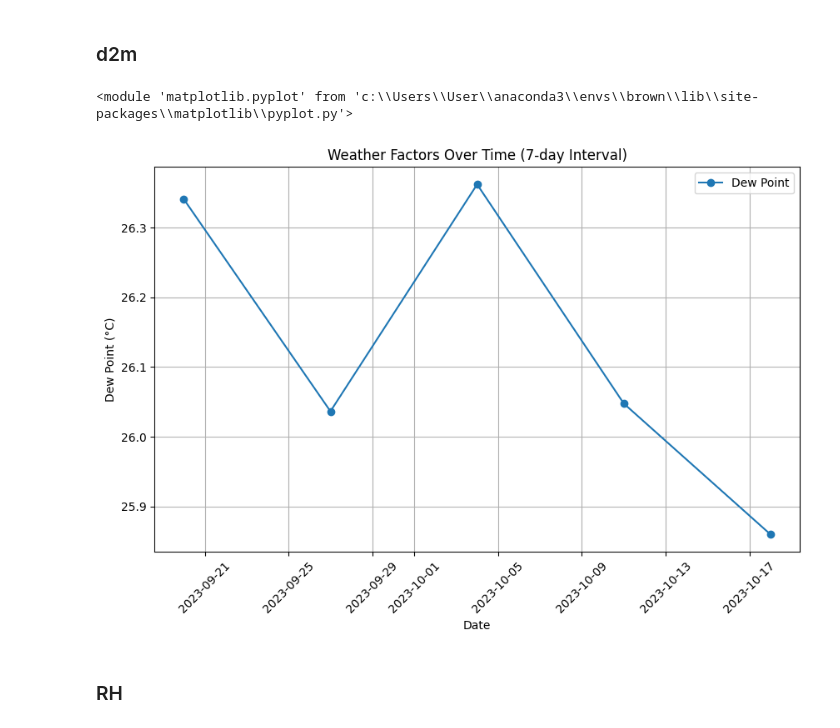
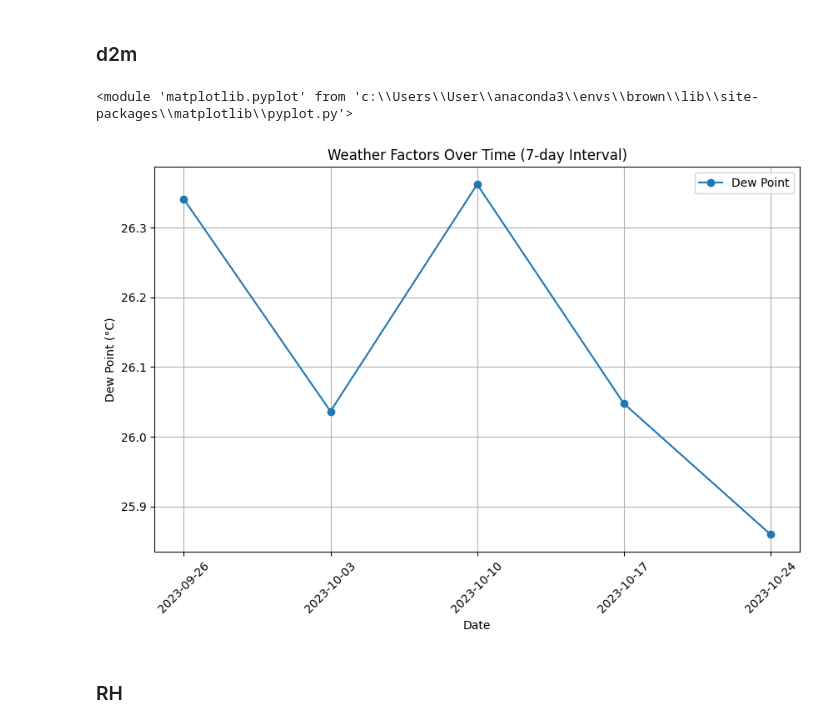
Before and after one commit to BewSorawit/yang, a Jupyter notebook: 1.ipynb, the cells around one changed output. Drawn from its saved outputs; the diff is of its cells as text; code cells hidden in the pictures.

Commit message:
Update 1.ipynb
แก้ไขเเกนวันที่ให้ตรงกับจุด plot

```diff
--- a/1.ipynb
+++ b/1.ipynb
@@ -20,25 +20,33 @@ df.set_index('date', inplace=True)
 # %%
 # สร้าง DataFrame ใหม่โดยรวมข้อมูลทุก 7 วัน
 df_resampled = df.resample('7D').mean()
+
+# เลื่อน index ไป 7 วัน
+df_resampled.index = df_resampled.index + pd.DateOffset(days=6)
+
 # พล็อตกราฟ
 plt.figure(figsize=(10, 6))
 
 # # พล็อตกราฟจุดน้ำค้าง
 plt.plot(df_resampled.index, df_resampled['d2m'], label='Dew Point', marker='o')
+
+# ปรับตำแหน่ง x ของ marker ให้ตรงกับข้อมูลที่ถูกรวมรวมแล้ว
+plt.xticks(df_resampled.index)
+
 
 # ปรับแต่งกราฟ
 plt.title('Weather Factors Over Time (7-day Interval)')
 plt.xlabel('Date')
 plt.ylabel('Dew Point (°C)')
 plt.legend()
 plt.xticks(rotation=45)
 plt.grid(True)
 # บันทึกภาพเป็นไฟล์ PNG
 plt.savefig('d2m.png', bbox_inches='tight')
 plt
 # %% [output]
 <module 'matplotlib.pyplot' from 'c:\\Users\\User\\anaconda3\\envs\\brown\\lib\\site-packages\\matplotlib\\pyplot.py'>
-[figure, old version]
+[figure, new version]
 # %% [markdown]
 ### RH
 # %%
```
Also changed, not shown: parts of 4 cells of this notebook.
